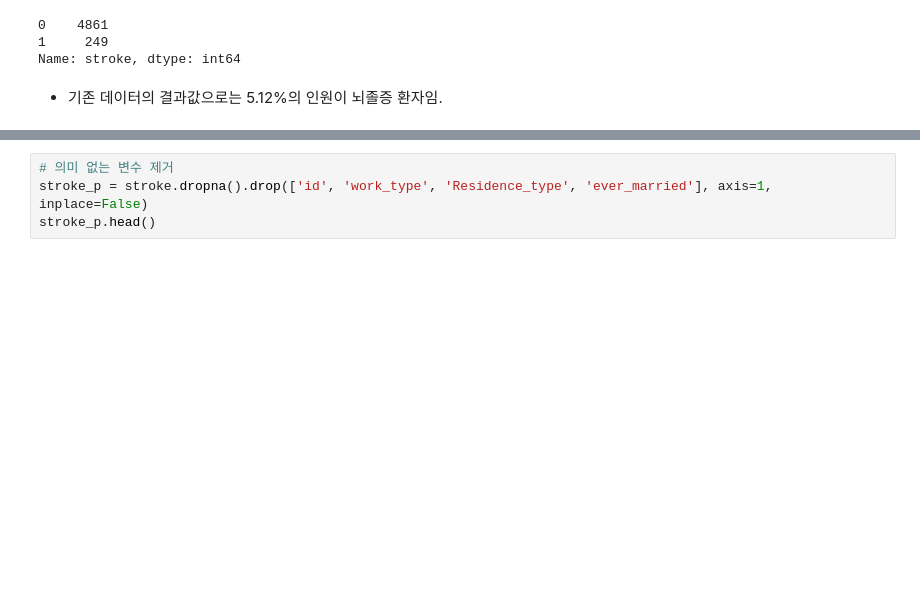
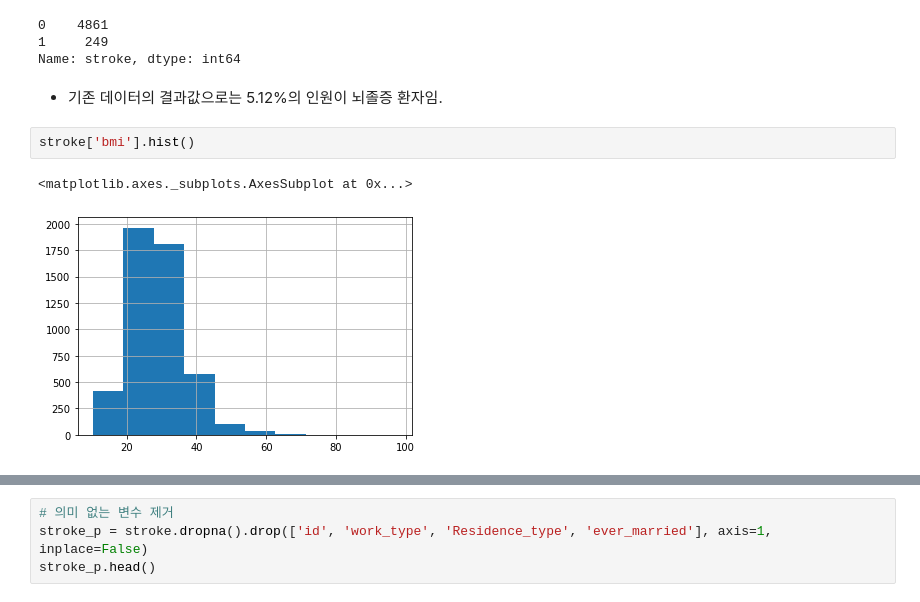
Before and after one commit to HYUNSOOLEE-6839/TIL, a Jupyter notebook: Day-33/Stroke_LR.ipynb, the cells around one changed output, grey strips where cells are left out. Cells and saved outputs as stored; diff of their text form; blank space fills up the shorter version.

```diff
--- a/Day-33/Stroke_LR.ipynb
+++ b/Day-33/Stroke_LR.ipynb
@@ -35,3 +36,8 @@ stroke.head()
 Name: stroke, dtype: int64
 # %% [markdown]
 - 기존 데이터의 결과값으로는 5.12%의 인원이 뇌졸증 환자임.
+# %%
+stroke['bmi'].hist()
+# %% [output]
+<matplotlib.axes._subplots.AxesSubplot at 0x...>
+[figure, added]
```
Also changed, not shown: parts of 35 cells of this notebook.
